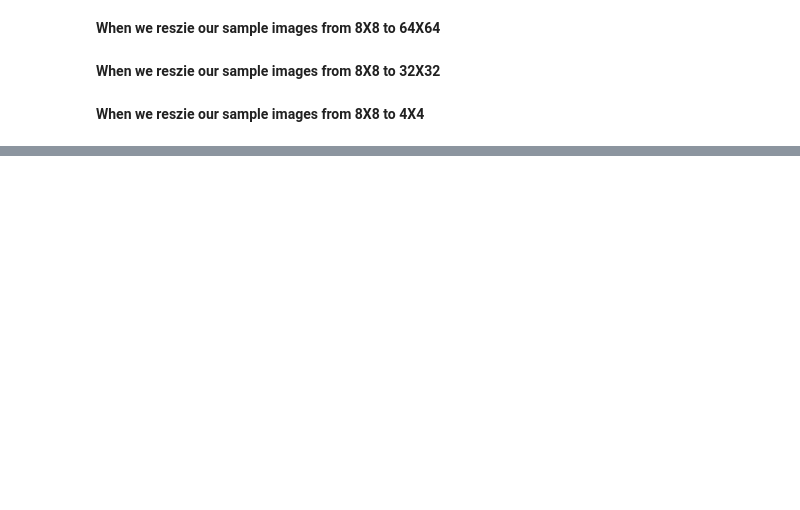
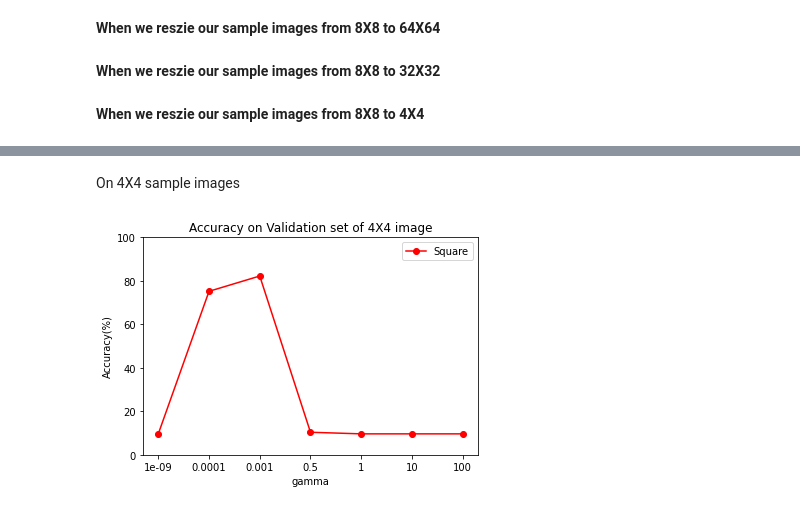
Before and after one commit to shashi7679/mnist-dataset, a Jupyter notebook: mnist-dataset/plot_digit_classification_hyperparameter_compare.ipynb, the cells around one changed output, grey strips where cells are left out. Cells and saved outputs as stored; diff of their text form; code cells hidden in the pictures; blank space fills up the shorter version.

Commit message:
Validation Accuracy vs gamma

```diff
--- a/mnist-dataset/plot_digit_classification_hyperparameter_compare.ipynb
+++ b/mnist-dataset/plot_digit_classification_hyperparameter_compare.ipynb
@@ -107,0 +196,17 @@ Accuracy for 4X4 images on 75:25 Split and gamma 0.01 :-  86.22222222222223
+# %%
+x = [0.000000001,0.0001,0.001,0.5,1,10,100]
+xi = list(range(len(x)))
+# %% [markdown]
+On 4X4 sample images
+# %%
+y_val4 = [9.629,75.185,82.222,10.370,9.629,9.629,9.629]
+plt.ylim(0,100)
+plt.plot(xi, y_val4, marker='o',  color='r', label='Square')
+plt.xlabel('gamma')
+plt.ylabel('Accuracy(%)')
+plt.xticks(xi, x)
+plt.title('Accuracy on Validation set of 4X4 image')
+plt.legend()
+plt.show()
+# %% [output]
+[figure, added]
```
Also changed, not shown: parts of 27 cells of this notebook.
